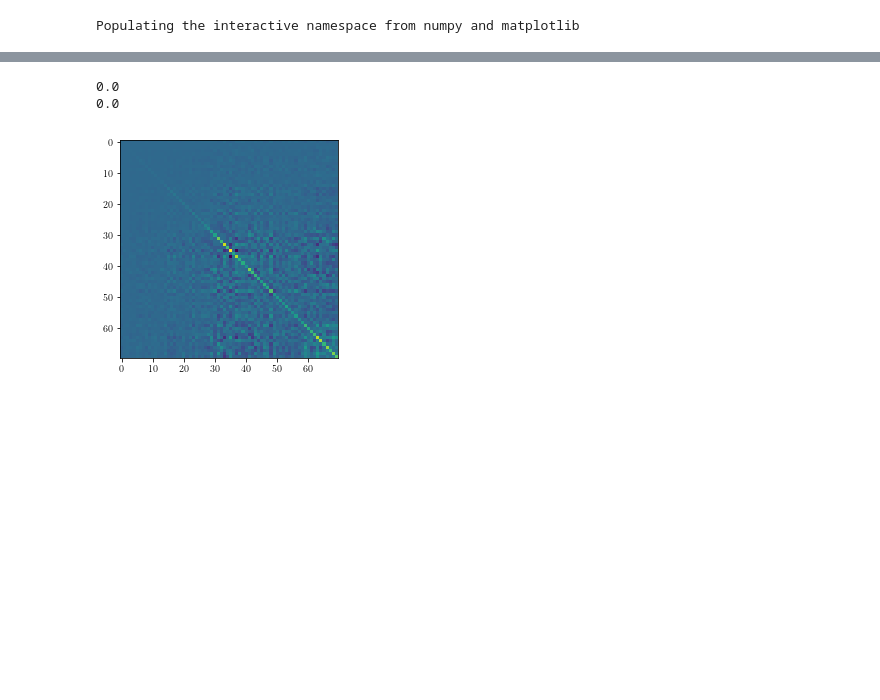
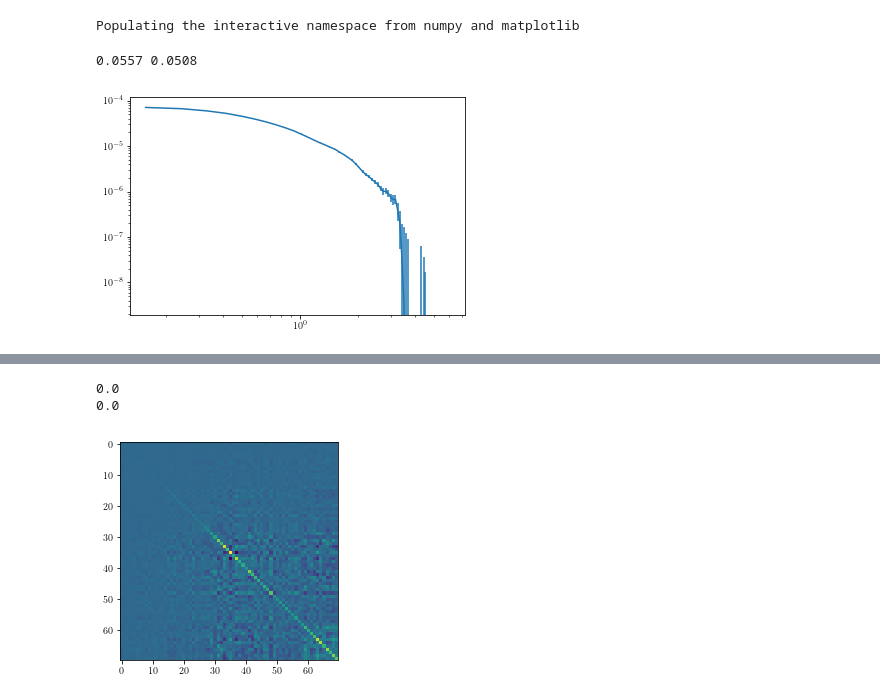
Before and after one commit to chihway/ClusterProfiles, a Jupyter notebook: planck/Fitting.ipynb, the cells around one changed output, grey strips where cells are left out. Drawn from its saved outputs; the diff is of its cells as text; code cells hidden in the pictures; blank space fills up the shorter version.

```diff
--- a/planck/Fitting.ipynb
+++ b/planck/Fitting.ipynb
@@ -153,13 +154,31 @@ def priors(params):
 
 
     return lnprior
+# %%
+data_file0 = np.load('Planck_cluster_bootstrap_0.npz')
 # %%
 N = 70
-data_file = np.load('Hurier_cluster_bootstrap.npz')
+data_file = np.load('Planck_cluster_bootstrap_5.npz')
 data_file.files
 data_vec = data_file['mean_y'][:N] - data_file['bg']
-R = data_file['R_over_R500'][:N]
 invcov = np.linalg.inv(data_file['cov'][:N, :N])
+
+print(data_file0['z'], data_file['z'])
+
+# first cluster has R500=18'
+M0 = data_file0['mass']
+M1 = data_file['mass']
+R0 = 18.0
+R1 = (M1/M0)**(1./3)*R0
+R = data_file['theta'][:N] / R1
+# %% [output]
+0.0557 0.0508
+# %%
+mplot.errorbar(R, data_vec, yerr=np.diag(data_file['cov'][:N, :N])**0.5, label='data')
+mplot.xscale('log')
+mplot.yscale('log')
+# %% [output]
+[figure, added]
 # %%
 nll = lambda *args: -lnlikelihood(*args)
 method = 'L-BFGS-B'
```
Also changed, not shown: parts of 4 cells of this notebook, 12 other files.
